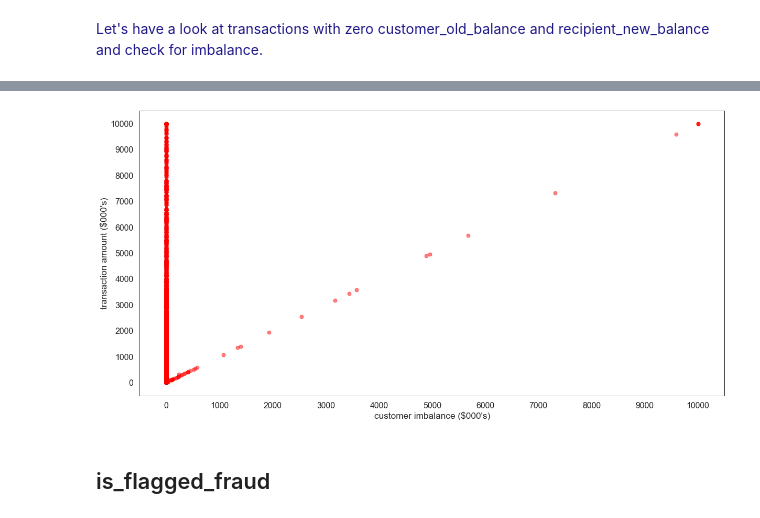
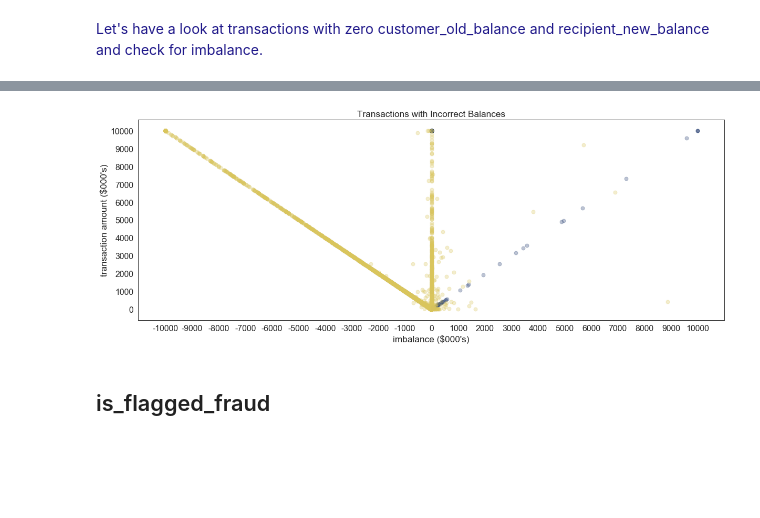
Before and after one commit to valmadrid/Detecting-Financial-Fraud-Transactions, a Jupyter notebook: financial_fraud.ipynb, the cells around one changed output, grey strips where cells are left out. Cells and saved outputs as stored; diff of their text form; code cells hidden in the pictures; blank space fills up the shorter version.

```diff
--- a/financial_fraud.ipynb
+++ b/financial_fraud.ipynb
@@ -5,7 +5,8 @@ warnings.filterwarnings("ignore", category=DeprecationWarning)
 import pandas as pd
 pd.set_option("display.max_columns", None)
 pd.set_option("display.max_colwidth", -1)
-pd.set_option('display.float_format', lambda x: '%.2f' % x)
+pd.set_option("display.float_format", "{:,.2f}".format)
+pd.set_option("display.max_info_rows", 200)
 
 import numpy as np
 
@@ -14,7 +15,7 @@ import seaborn as sns
 import matplotlib.pyplot as plt
 sns.set_style("white")
 sns.set_context("paper", font_scale=1.8)
-sns.set_palette("GnBu_d")
+sns.set_palette("cividis")
 
 import pickle
 
@@ -104,7 +105,7 @@ memory usage: 534.0+ MB
 # %%
 # pickle.dump(df, open("df.pkl", "wb"))
 # %%
-# df = pickle.load(open("df.pkl", "rb"))
+df = pickle.load(open("df.pkl", "rb"))
 # %% [markdown]
 <font color='#20198A'>What are these \\$0 amount transactions? Also customer_old_balance and recipient_new_balance columns have \\$0 amounts.</font>
 # %%
@@ -610,9 +621,10 @@ IDs_with_fraud = list(
 # %% [markdown]
 <font color='#20198A'>Let's have a look at transactions with zero customer_old_balance and recipient_new_balance and check for imbalance.</font>
 # %%
-df["customer_check_balance"] = round(df["customer_new_balance"] - (df["customer_old_balance"] - df["amount"]), 0)
-df["recipient_check_balance"] = round(df["recipient_new_balance"] - (df["recipient_old_balance"] + df["amount"]), 0)
-df["check_balance"] = df["customer_check_balance"] + df["recipient_check_balance"]
+df["customer_check_balance"] = df["customer_new_balance"] - (df["customer_old_balance"] - df["amount"])
+df["recipient_check_balance"] = df["recipient_new_balance"] - (df["recipient_old_balance"] + df["amount"])
+df["customer_transaction"] = round(np.abs(df["customer_check_balance"]), 0)== 0
+df["recipient_transaction"] = round(np.abs(df["recipient_check_balance"]), 0) == 0
 df.head()
 # %% [output]
 |  | step | type | amount | customer | customer_old_balance | customer_new_balance | recipient | ... |
@@ -678,17 +693,28 @@ plt.show()
 # %%
-fig = plt.figure(figsize=(20, 10))
-plt.scatter(df[df.is_fraud==1].customer_check_balance,
-            df[df.is_fraud==1].amount,
+fig = plt.figure(figsize=(20, 7))
+plt.scatter(df[(df.is_fraud == 1)
+               & (df.customer_check_balance != 0)].customer_check_balance,
+            df[(df.is_fraud == 1) & (df.customer_check_balance != 0)].amount,
             s=50,
-           color="red",
-           alpha=0.5)
-plt.xlabel("customer imbalance ($000's)")
-plt.xticks(range(0, 11000000, 1000000), range(0, 11000, 1000))
+            color="C0",
+            alpha=0.3,
+            label="customer")
+plt.scatter(df[(df.is_fraud == 1)
+               & (df.recipient_check_balance != 0)].recipient_check_balance,
+            df[(df.is_fraud == 1) & (df.recipient_check_balance != 0)].amount,
+            s=50,
+            color="C5",
+            alpha=0.3,
+            label="recipient")
+plt.xlabel("imbalance ($000's)")
+plt.xticks(range(-10000000, 11000000, 1000000), range(-10000, 11000, 1000))
 plt.ylabel("transaction amount ($000's)")
 plt.yticks(range(0, 11000000, 1000000), range(0, 11000, 1000))
+plt.title("Transactions with Incorrect Balances")
 plt.show()
+del fig
 # %% [output]
-[figure, old version]
+[figure, new version]
 # %% [markdown]
 ## is_flagged_fraud
 # %% [markdown]
```
Also changed, not shown: parts of 25 cells of this notebook.
